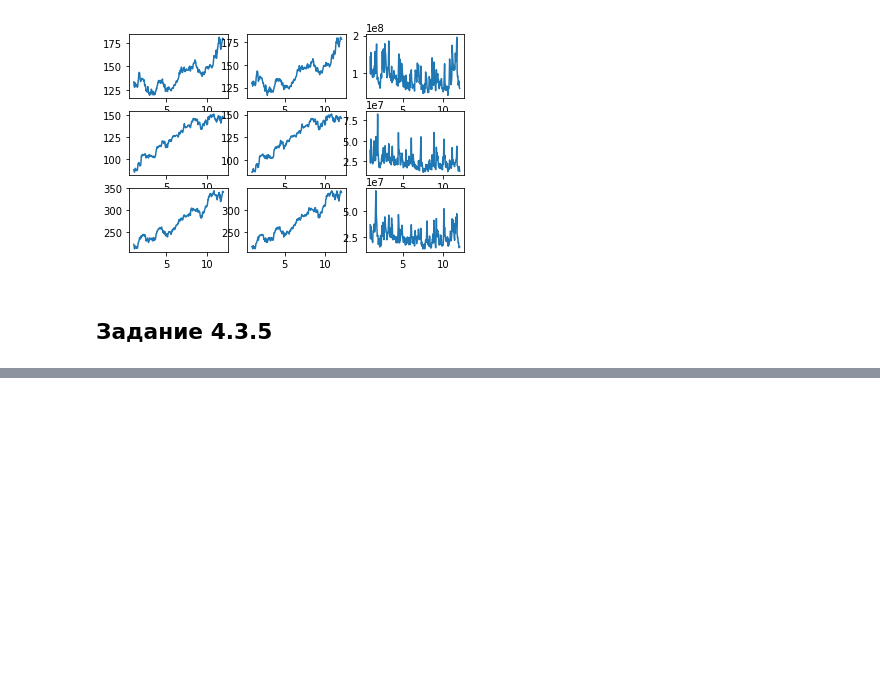
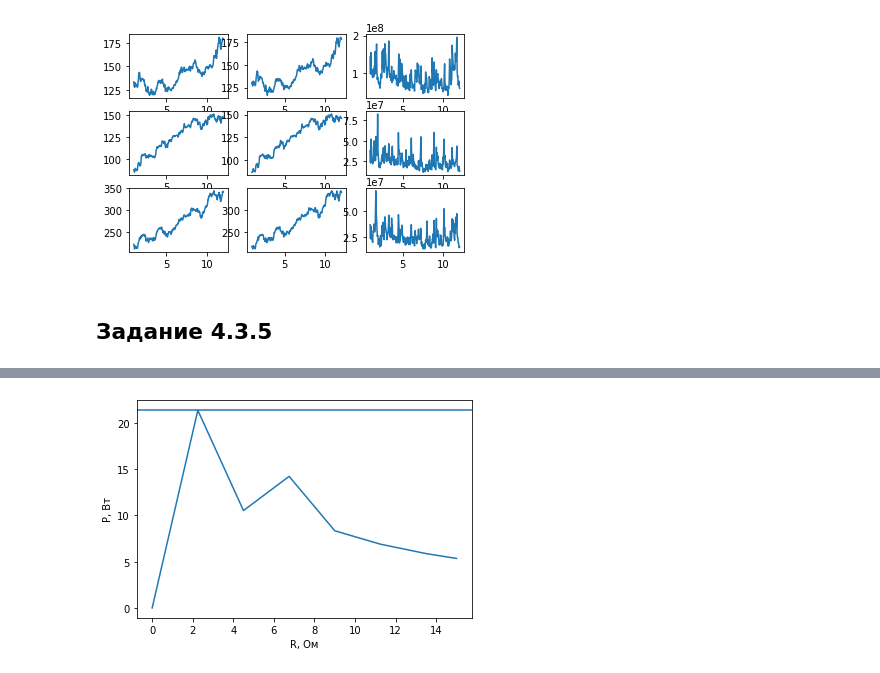
Before and after one commit to AndreyVAAVA/AI_RTU_MIREA, a Jupyter notebook: notebooks/FirstPractice.ipynb, the cells around one changed output, grey strips where cells are left out. Drawn from its saved outputs; the diff is of its cells as text; code cells hidden in the pictures; blank space fills up the shorter version.

```diff
--- a/notebooks/FirstPractice.ipynb
+++ b/notebooks/FirstPractice.ipynb
@@ -175,0 +176,14 @@ elif taskToAccomplish == "4":
+# %%
+import math as m
+import numpy as np
+import matplotlib.pyplot as plt
+import pandas as pd
+latinY= np.array([0.020483469, 21.360573, 10.531568, 14.224, 8.346321, 6.901362, 5.88324, 5.361668])
+latinX = np.array([15*0, 15*0.15, 15*0.3, 15*0.45, 15*0.6, 15*0.75, 15*0.9, 15*1])
+plt.plot(latinX, latinY)
+plt.axline((0, latinY[1]), (latinX[1], latinY[1]))
+plt.xlabel("R, Ом")
+plt.ylabel("P, Вт")
+plt.show()
+# %% [output]
+[figure, added]
```
Also changed, not shown: parts of 2 cells of this notebook, 2 other files.
